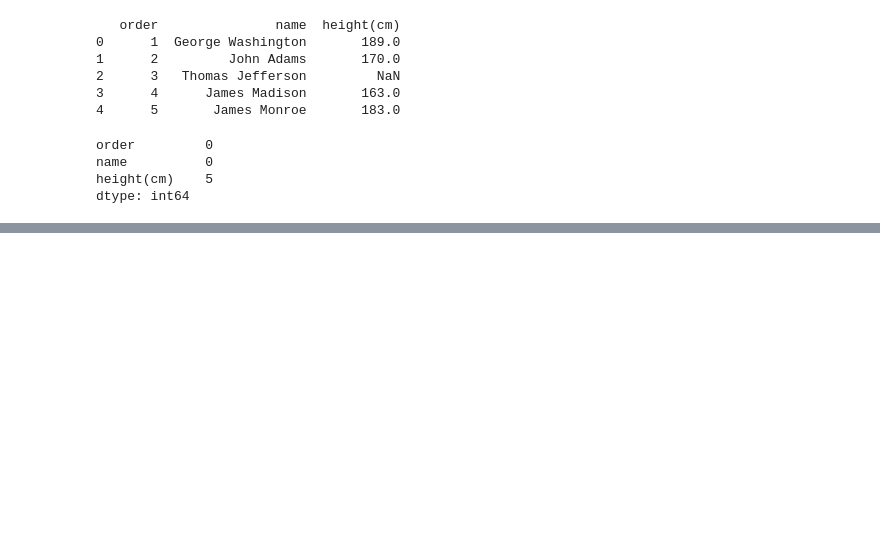
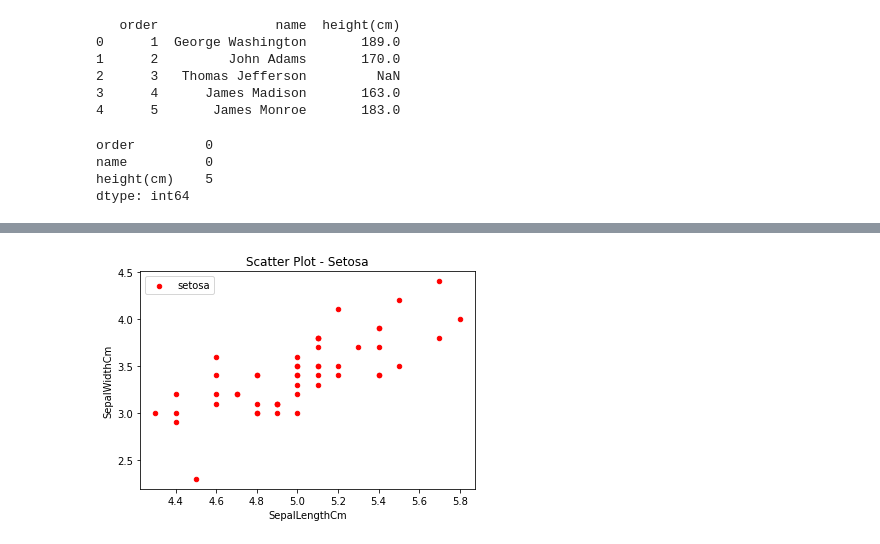
Before and after one commit to aryanmajhi75/Python, a Jupyter notebook: RegularClass.ipynb, the cells around one changed output, grey strips where cells are left out. Cells and saved outputs as stored; diff of their text form; code cells hidden in the pictures; blank space fills up the shorter version.

```diff
--- a/RegularClass.ipynb
+++ b/RegularClass.ipynb
@@ -914,0 +1054,2 @@ dtype: int64
+# %%
+iris=pd.read_csv('Iris.csv')
@@ -914,0 +1107,3 @@ dtype: int64
+# %%
+iris=iris.drop(columns='Id')
+iris
@@ -914,0 +1124,4 @@ dtype: int64
+# %%
+setosa=iris[iris['Species']=='Iris-setosa']
+versicolor=iris[iris['Species']=='Iris-versicolor']
+virginica=iris[iris['Species']=='Iris-virginica']
@@ -914,0 +1188,8 @@ dtype: int64
+# %%
+setosa.plot(x='SepalLengthCm',y='SepalWidthCm',kind='scatter',label='setosa',color='r')
+plt.title("Scatter Plot - Setosa")
+plt.xlabel('SepalLengthCm')
+plt.ylabel('SepalWidthCm')
+plt.show()
+# %% [output]
+[figure, added]
```
Also changed, not shown: parts of 31 cells of this notebook, 2 other files.
